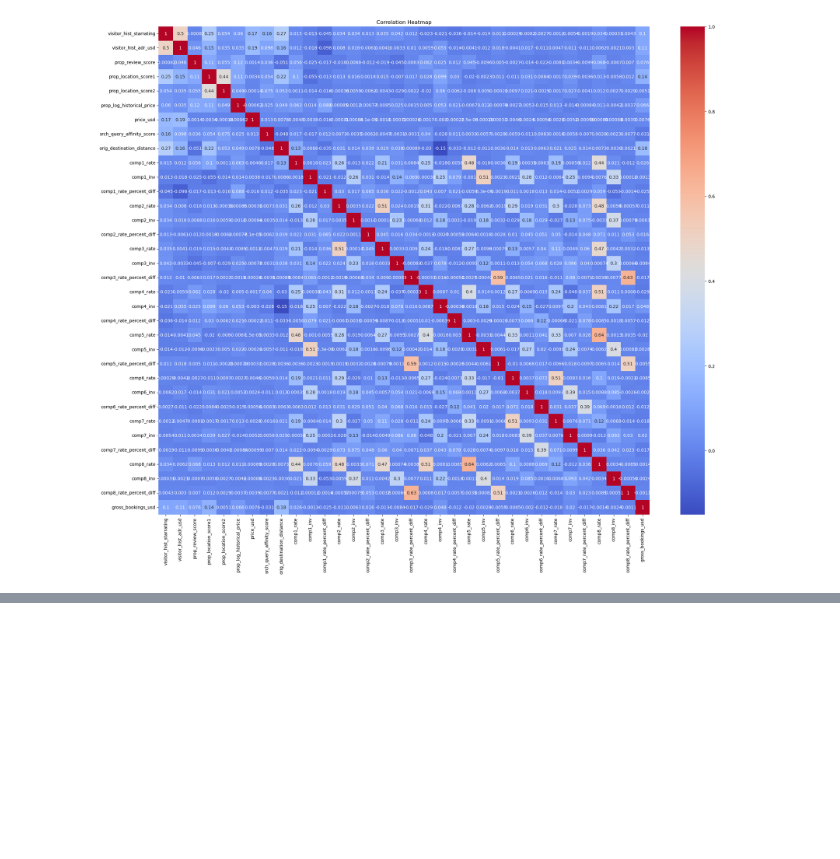
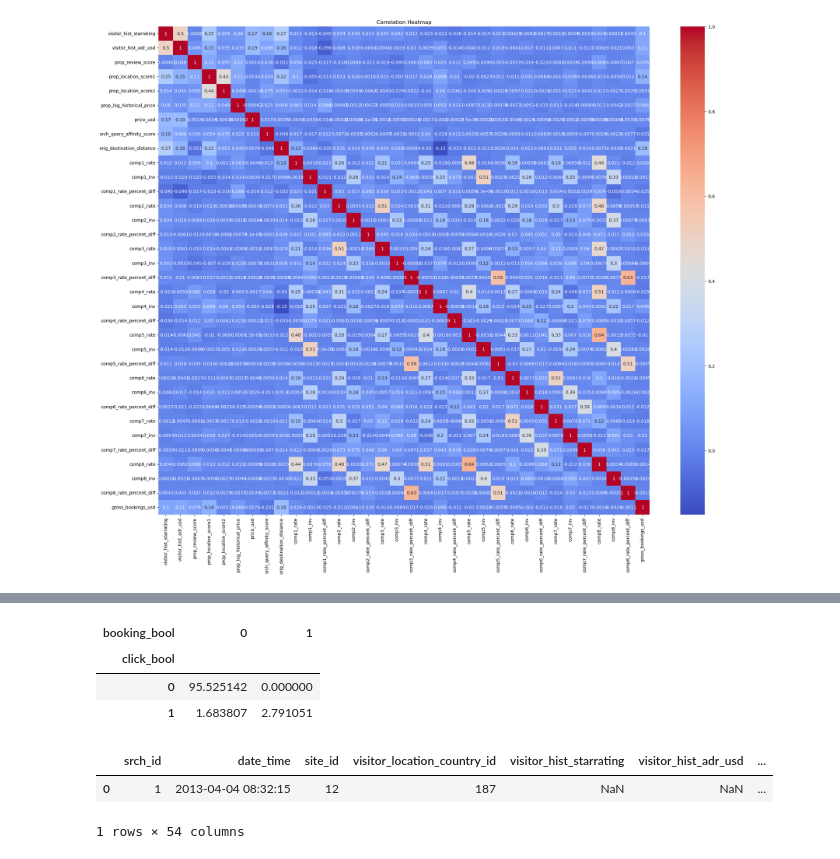
Before and after one commit to KafkaOtto/dmt_hotel_selection, a Jupyter notebook: Emir Playground and EDA.ipynb, the cells around one changed output, grey strips where cells are left out. Saved outputs shown, nothing was run; the diff lists cells and outputs as text; code cells hidden in the pictures; blank space fills up the shorter version.

```diff
--- a/Emir Playground and EDA.ipynb
+++ b/Emir Playground and EDA.ipynb
@@ -65,0 +105,13 @@ plt.show()
+# %%
+pd.crosstab(hotel_data["click_bool"],hotel_data["booking_bool"], normalize='all')*100
+# %% [output]
+| booking_bool | 0 | 1 |
+| click_bool |  |  |
+| 0 | 95.525142 | 0.000000 |
+| 1 | 1.683807 | 2.791051 |
+# %%
+hotel_data.head(1)
+# %% [output]
+|  | srch_id | date_time | site_id | visitor_location_country_id | visitor_hist_starrating | visitor_hist_adr_usd | ... |
+| 0 | 1 | 2013-04-04 08:32:15 | 12 | 187 | NaN | NaN | ... |
+1 rows × 54 columns
```
Also changed, not shown: parts of 12 cells of this notebook.
